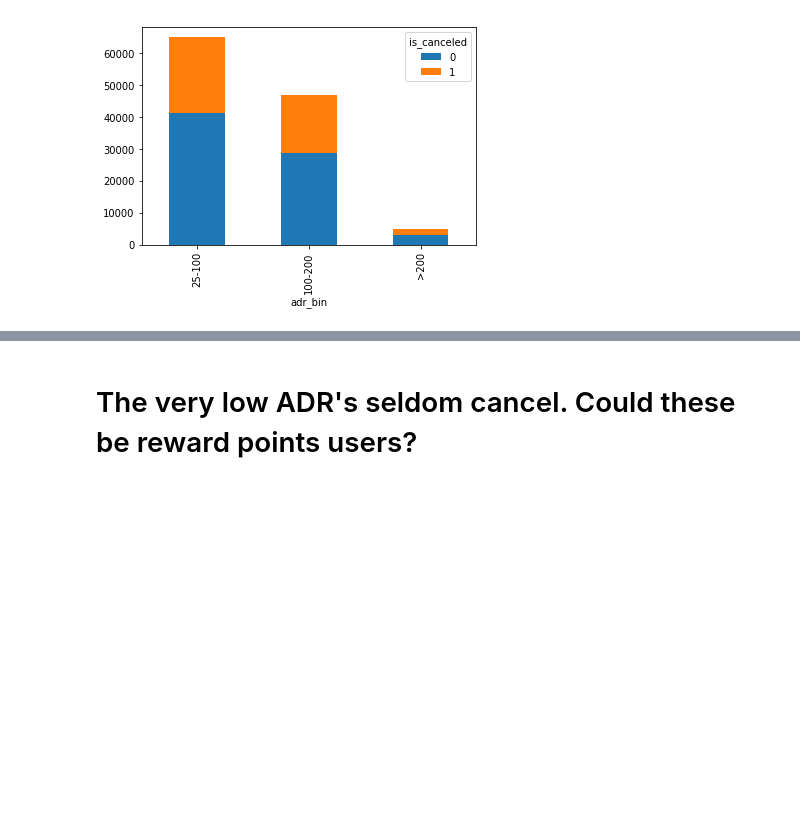
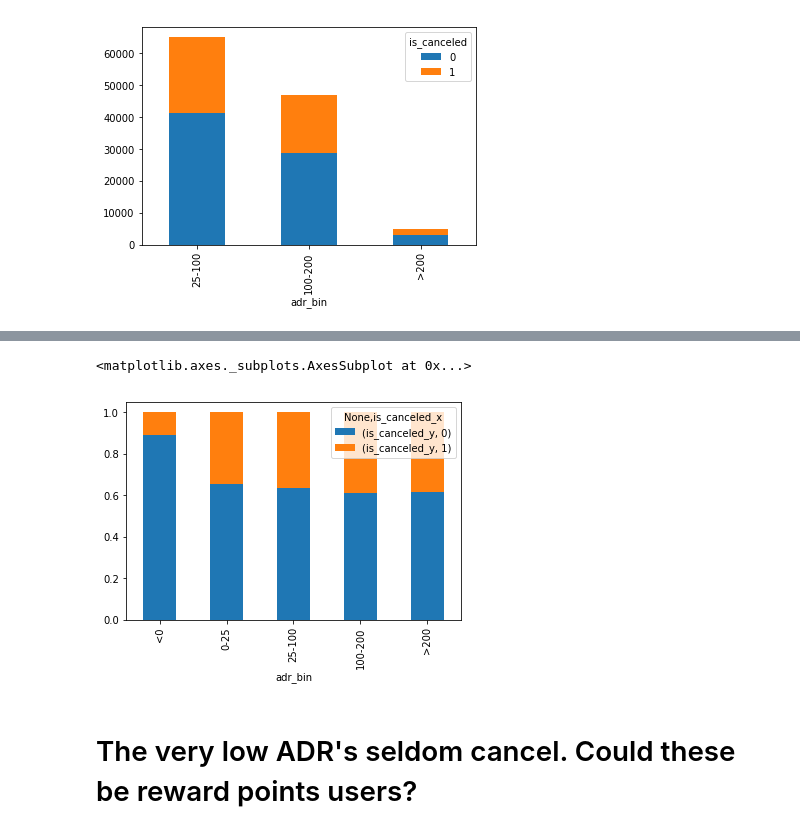
Before and after one commit to josephburton06/Hotel-Bookings, a Jupyter notebook: hotel_bookings.ipynb, the cells around one changed output, grey strips where cells are left out. Saved outputs shown, nothing was run; the diff lists cells and outputs as text; code cells hidden in the pictures; blank space fills up the shorter version.

```diff
--- a/hotel_bookings.ipynb
+++ b/hotel_bookings.ipynb
@@ -435,0 +411,5 @@ pd.crosstab(df['adr_bin'][df['adr'] > 25], df['is_canceled'][df['adr'] > 25]).pl
+# %%
+stacked_data = df[['adr_bin','is_canceled']].merge(pd.DataFrame(1/df[['adr_bin','is_canceled']].groupby('adr_bin').count()).reset_index(), left_on='adr_bin', right_on='adr_bin')
+# stacked_data = stacked_data[['adr_bin', 'is_canceled_y']]
+# ax = stacked_data.plot.bar(x='adr_bin', y='is_canceled_y')
+stacked_data.head()
@@ -435,0 +423,3 @@ pd.crosstab(df['adr_bin'][df['adr'] > 25], df['is_canceled'][df['adr'] > 25]).pl
+# %%
+stacked_data = stacked_data.groupby(['adr_bin','is_canceled_x']).sum().reset_index()
+stacked_data
@@ -435,0 +438,5 @@ pd.crosstab(df['adr_bin'][df['adr'] > 25], df['is_canceled'][df['adr'] > 25]).pl
+# %%
+stacked_data.groupby(['adr_bin','is_canceled_x']).sum().unstack().plot(kind='bar',stacked=True)
+# %% [output]
+<matplotlib.axes._subplots.AxesSubplot at 0x...>
+[figure, added]
```
Also changed, not shown: parts of 17 cells of this notebook.
